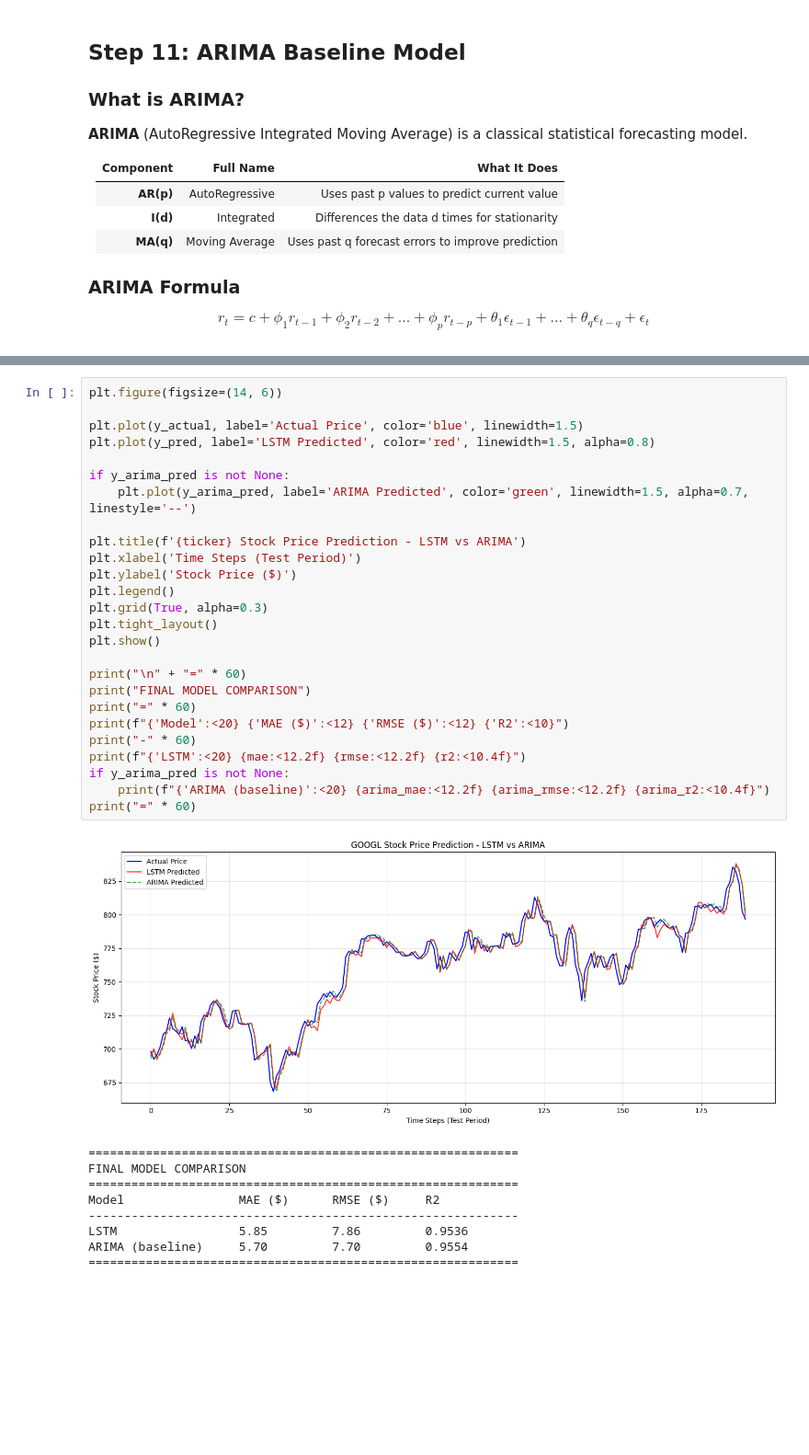
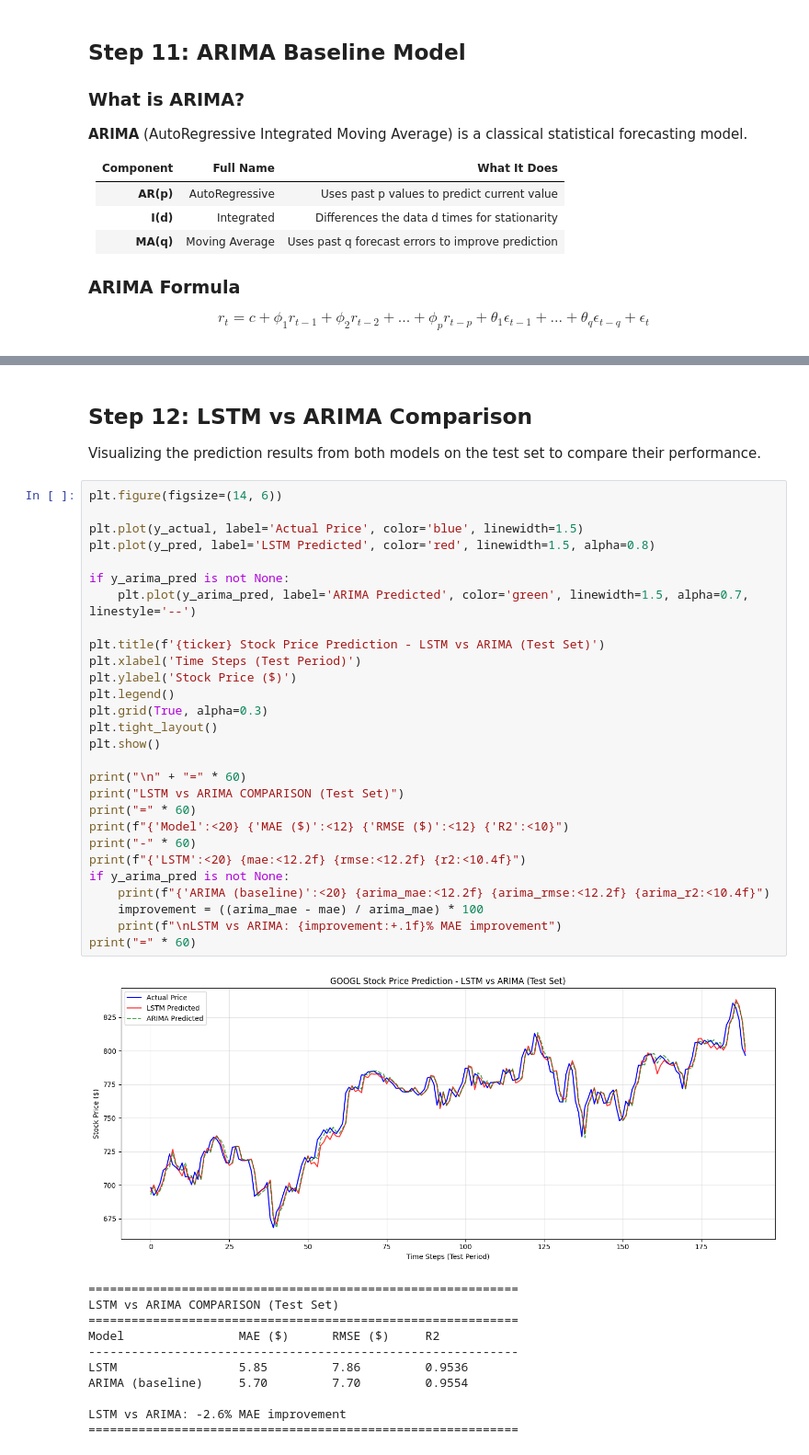
Before and after one commit to Ahmed275-Wael/LSTM_Google_Stock, a Jupyter notebook: lstm-google-stock-prediction.ipynb, the cells around one changed output, grey strips where cells are left out. Shown at 92% size. Saved outputs shown, nothing was run; the diff lists cells and outputs as text; blank space fills up the shorter version.

```diff
--- a/lstm-google-stock-prediction.ipynb
+++ b/lstm-google-stock-prediction.ipynb
@@ -587,36 +596,44 @@ LSTM vs ARIMA Comparison:
-# %%
-plt.figure(figsize=(14, 6))
-
-plt.plot(y_actual, label='Actual Price', color='blue', linewidth=1.5)
-plt.plot(y_pred, label='LSTM Predicted', color='red', linewidth=1.5, alpha=0.8)
-
-if y_arima_pred is not None:
-    plt.plot(y_arima_pred, label='ARIMA Predicted', color='green', linewidth=1.5, alpha=0.7, linestyle='--')
-
-plt.title(f'{ticker} Stock Price Prediction - LSTM vs ARIMA')
-plt.xlabel('Time Steps (Test Period)')
-plt.ylabel('Stock Price ($)')
-plt.legend()
-plt.grid(True, alpha=0.3)
-plt.tight_layout()
-plt.show()
-
-print("\n" + "=" * 60)
-print("FINAL MODEL COMPARISON")
-print("=" * 60)
-print(f"{'Model':<20} {'MAE ($)':<12} {'RMSE ($)':<12} {'R2':<10}")
-print("-" * 60)
-print(f"{'LSTM':<20} {mae:<12.2f} {rmse:<12.2f} {r2:<10.4f}")
-if y_arima_pred is not None:
-    print(f"{'ARIMA (baseline)':<20} {arima_mae:<12.2f} {arima_rmse:<12.2f} {arima_r2:<10.4f}")
-print("=" * 60)
-# %% [output]
-[figure, removed]
-============================================================
-FINAL MODEL COMPARISON
-============================================================
-Model                MAE ($)      RMSE ($)     R2
-------------------------------------------------------------
-LSTM                 5.85         7.86         0.9536
-ARIMA (baseline)     5.70         7.70         0.9554
-============================================================
+# %% [markdown]
+## Step 12: LSTM vs ARIMA Comparison
+
+Visualizing the prediction results from both models on the test set to compare their performance.
+# %%
+plt.figure(figsize=(14, 6))
+
+plt.plot(y_actual, label='Actual Price', color='blue', linewidth=1.5)
+plt.plot(y_pred, label='LSTM Predicted', color='red', linewidth=1.5, alpha=0.8)
+
+if y_arima_pred is not None:
+    plt.plot(y_arima_pred, label='ARIMA Predicted', color='green', linewidth=1.5, alpha=0.7, linestyle='--')
+
+plt.title(f'{ticker} Stock Price Prediction - LSTM vs ARIMA (Test Set)')
+plt.xlabel('Time Steps (Test Period)')
+plt.ylabel('Stock Price ($)')
+plt.legend()
+plt.grid(True, alpha=0.3)
+plt.tight_layout()
+plt.show()
+
+print("\n" + "=" * 60)
+print("LSTM vs ARIMA COMPARISON (Test Set)")
+print("=" * 60)
+print(f"{'Model':<20} {'MAE ($)':<12} {'RMSE ($)':<12} {'R2':<10}")
+print("-" * 60)
+print(f"{'LSTM':<20} {mae:<12.2f} {rmse:<12.2f} {r2:<10.4f}")
+if y_arima_pred is not None:
+    print(f"{'ARIMA (baseline)':<20} {arima_mae:<12.2f} {arima_rmse:<12.2f} {arima_r2:<10.4f}")
+    improvement = ((arima_mae - mae) / arima_mae) * 100
+    print(f"\nLSTM vs ARIMA: {improvement:+.1f}% MAE improvement")
+print("=" * 60)
+# %% [output]
+[figure, added]
+============================================================
+LSTM vs ARIMA COMPARISON (Test Set)
+============================================================
+Model                MAE ($)      RMSE ($)     R2
+------------------------------------------------------------
+LSTM                 5.85         7.86         0.9536
+ARIMA (baseline)     5.70         7.70         0.9554
+
+LSTM vs ARIMA: -2.6% MAE improvement
+============================================================
```
Also changed, not shown: parts of 11 cells of this notebook.
